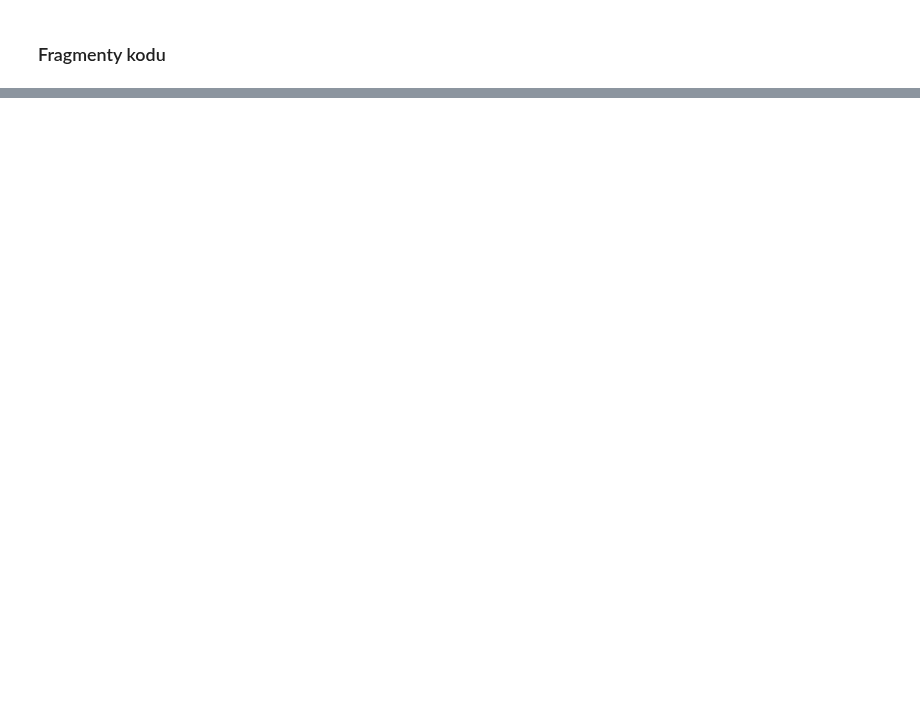
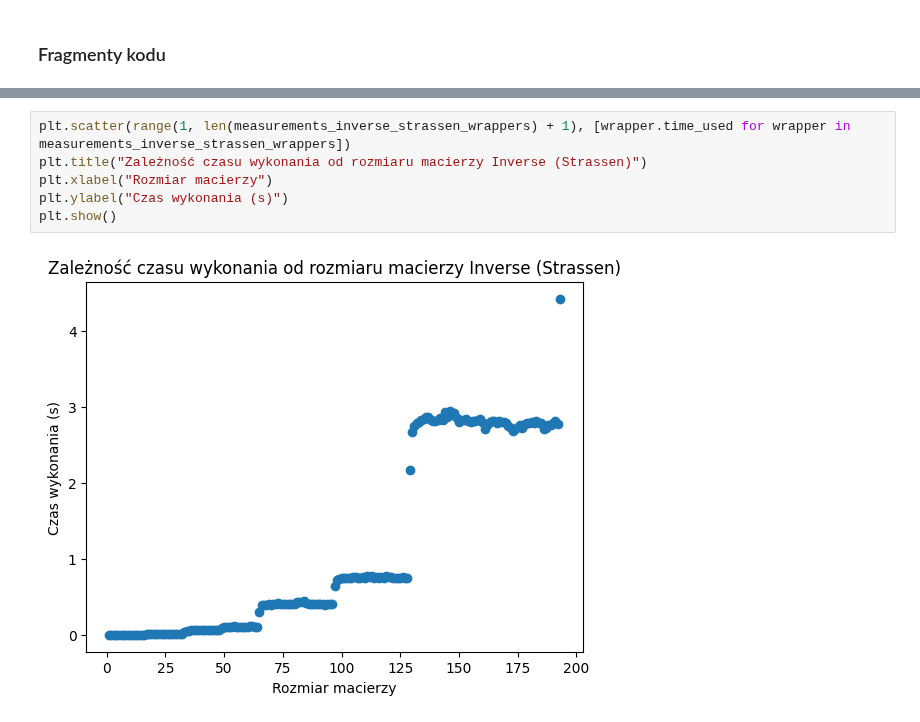
Before and after one commit to krzysztof-kopel/AlgoMacierzowe, a Jupyter notebook: lab2/lab2.ipynb, the cells around one changed output, grey strips where cells are left out. Saved outputs shown, nothing was run; the diff lists cells and outputs as text; blank space fills up the shorter version.

```diff
--- a/lab2/lab2.ipynb
+++ b/lab2/lab2.ipynb
@@ -270,0 +338,8 @@ Algorytm ten opiera się o kilka głównych kroków, pierwszym z nich jest przem
+# %%
+plt.scatter(range(1, len(measurements_inverse_strassen_wrappers) + 1), [wrapper.time_used for wrapper in measurements_inverse_strassen_wrappers])
+plt.title("Zależność czasu wykonania od rozmiaru macierzy Inverse (Strassen)")
+plt.xlabel("Rozmiar macierzy")
+plt.ylabel("Czas wykonania (s)")
+plt.show()
+# %% [output]
+[figure, added]
```
Also changed, not shown: parts of 46 cells of this notebook, 6 other files.
